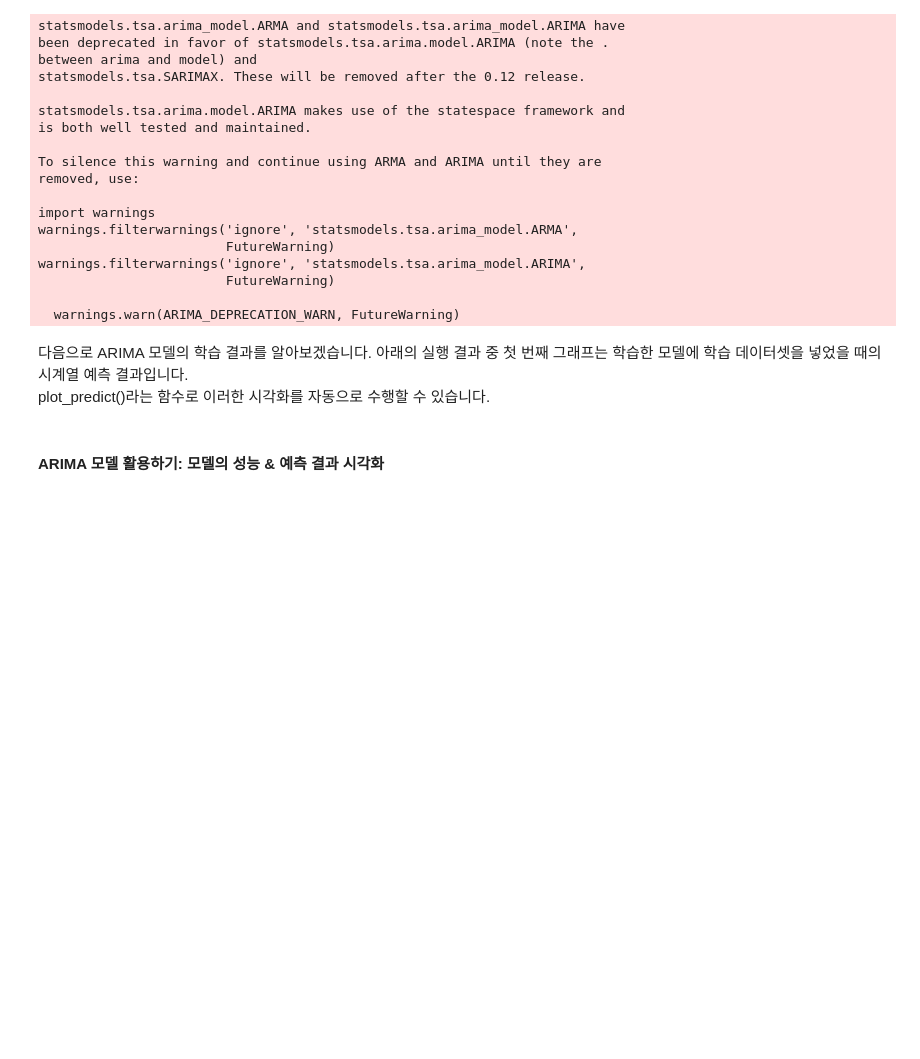
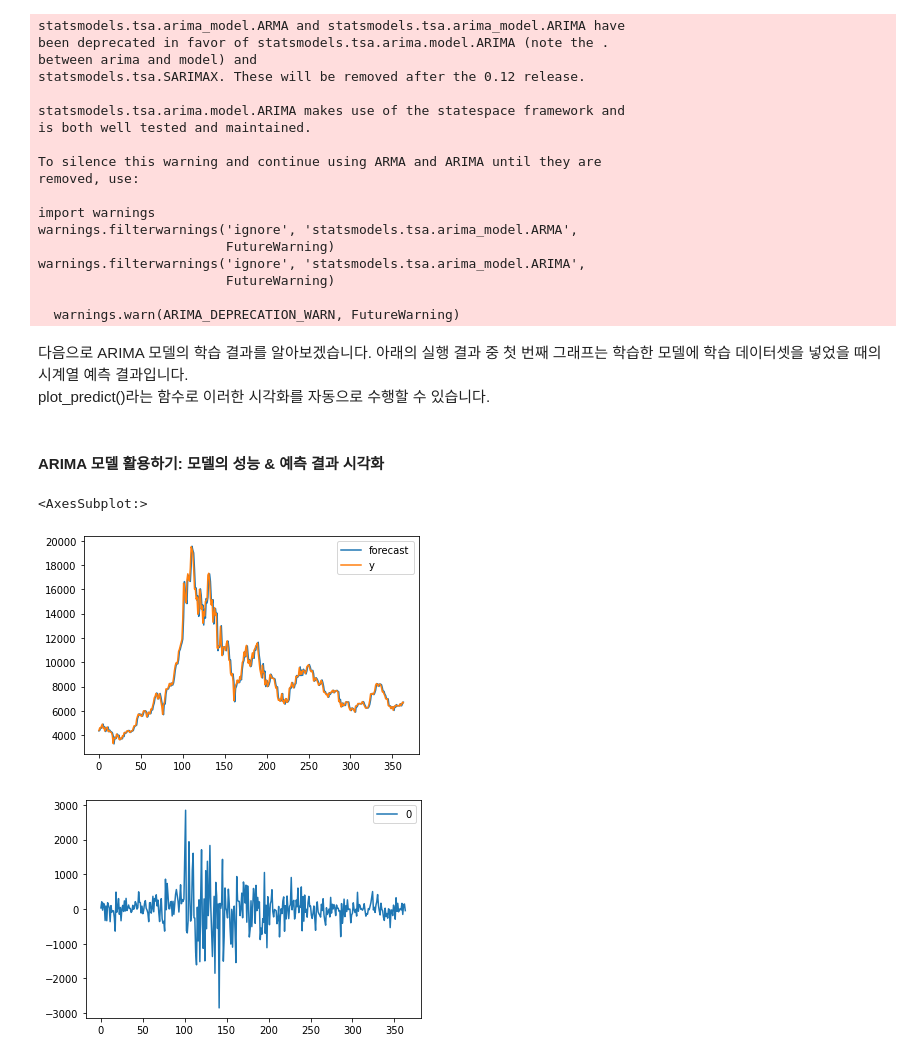
Before and after one commit to wntkdl94/python_data_analysis_study, a Jupyter notebook: bitcoin.ipynb, the cells around one changed output. Drawn from its saved outputs; the diff is of its cells as text; code cells hidden in the pictures; blank space fills up the shorter version.

```diff
--- a/bitcoin.ipynb
+++ b/bitcoin.ipynb
@@ -160,3 +160,11 @@ warnings.filterwarnings('ignore', 'statsmodels.tsa.arima_model.ARIMA',
 plot_predict()라는 함수로 이러한 시각화를 자동으로 수행할 수 있습니다.
 # %% [markdown]
 #### ARIMA 모델 활용하기: 모델의 성능 & 예측 결과 시각화
+# %%
+fig = model_fit.plot_predict() # 학습 데이터에 대한 예측 결과입니다. (첫 번째 그래프)
+residuals = pd.DataFrame(model_fit.resid) # 잔차의 변동을 시각화합니다. (두 번째 그래프)
+residuals.plot()
+# %% [output]
+<AxesSubplot:>
+[figure, added]
+[figure, added]
```
Also changed, not shown: parts of 3 cells of this notebook.
